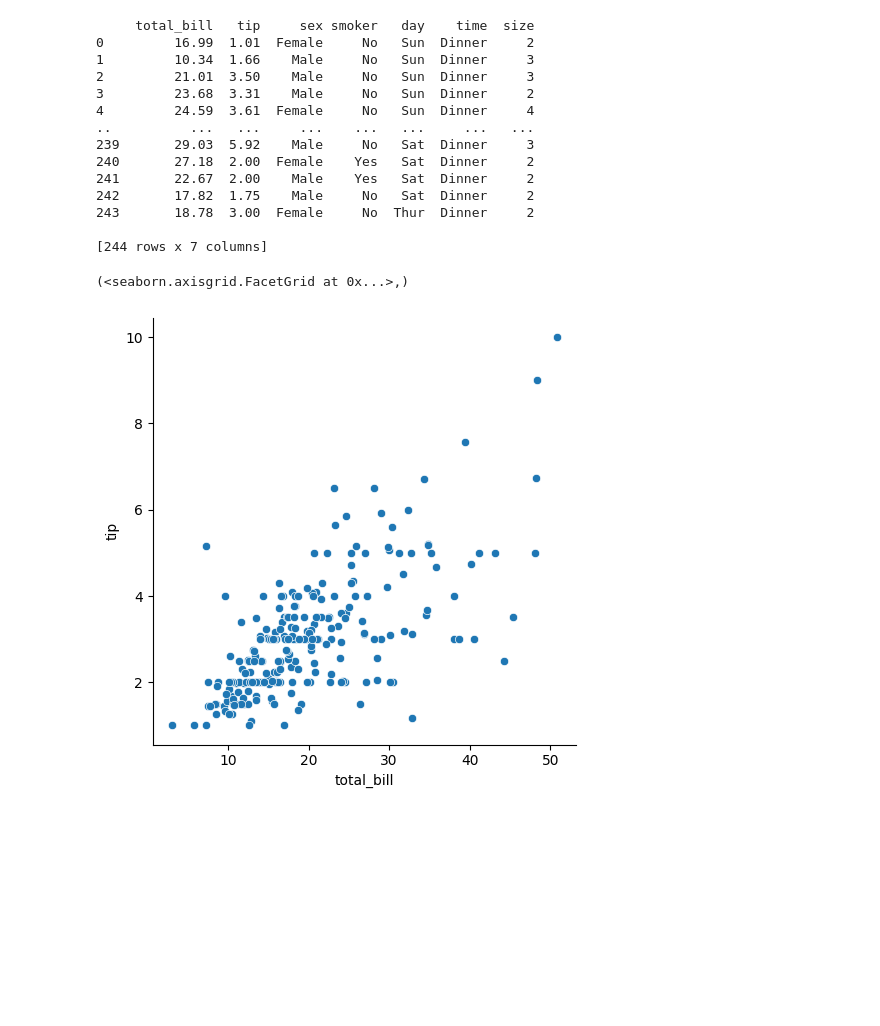
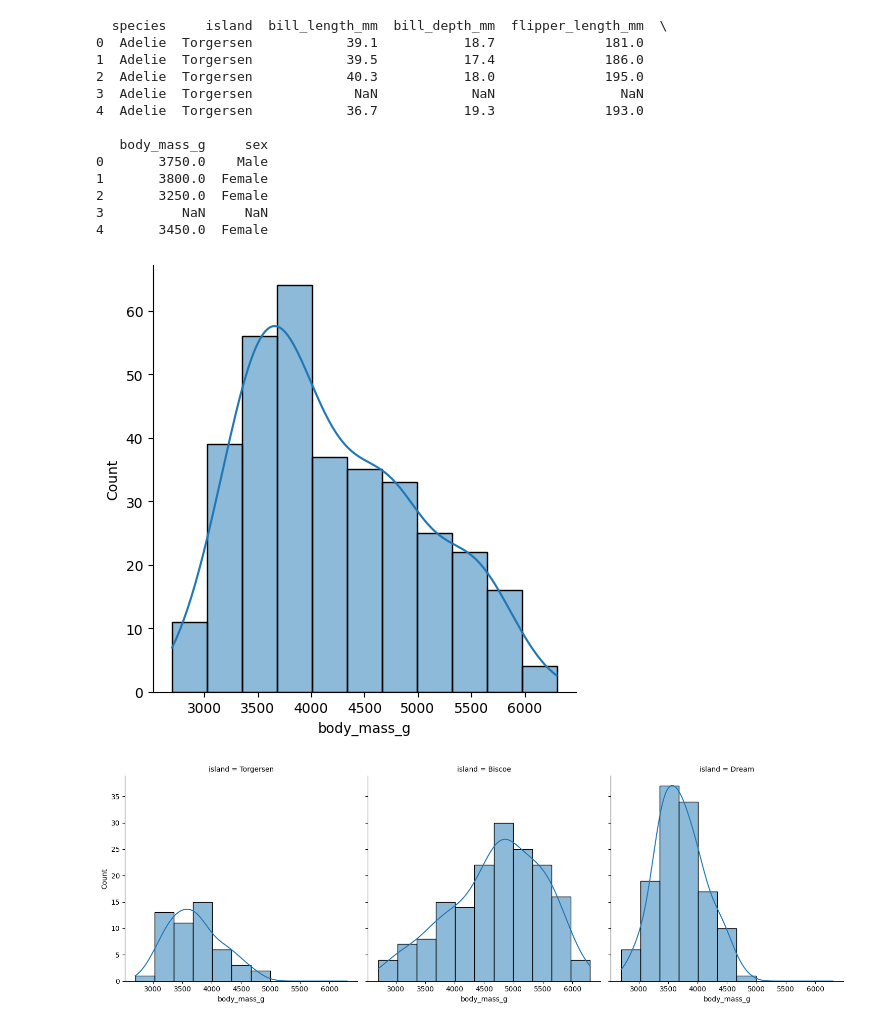
Before and after one commit to XavZol/Seaborn, a Jupyter notebook: Seaborn_New.ipynb, the cells around one changed output. Drawn from its saved outputs; the diff is of its cells as text; code cells hidden in the pictures; blank space fills up the shorter version.

```diff
--- a/Seaborn_New.ipynb
+++ b/Seaborn_New.ipynb
@@ -1,27 +1,31 @@
 # %%
 import seaborn as sns
 import matplotlib.pyplot as plt
 
-propinas = sns.load_dataset("tips")
-print(propinas)
+pinguinos = sns.load_dataset("penguins")
+print(pinguinos.head())
+sns.displot(data=pinguinos,
+            x="body_mass_g",
+            kde=True)
 
-sns.relplot(data=propinas,
-            x="total_bill",
-            y="tip"),
+sns.displot(data=pinguinos,
+            x="body_mass_g",
+            kde=True,
+            col="island")
+plt.show()
 # %% [output]
-     total_bill   tip     sex smoker   day    time  size
-0         16.99  1.01  Female     No   Sun  Dinner     2
-1         10.34  1.66    Male     No   Sun  Dinner     3
-2         21.01  3.50    Male     No   Sun  Dinner     3
-3         23.68  3.31    Male     No   Sun  Dinner     2
-4         24.59  3.61  Female     No   Sun  Dinner     4
-..          ...   ...     ...    ...   ...     ...   ...
-239       29.03  5.92    Male     No   Sat  Dinner     3
-240       27.18  2.00  Female    Yes   Sat  Dinner     2
-241       22.67  2.00    Male    Yes   Sat  Dinner     2
-242       17.82  1.75    Male     No   Sat  Dinner     2
-243       18.78  3.00  Female     No  Thur  Dinner     2
+  species     island  bill_length_mm  bill_depth_mm  flipper_length_mm  \
+0  Adelie  Torgersen            39.1           18.7              181.0
+1  Adelie  Torgersen            39.5           17.4              186.0
+2  Adelie  Torgersen            40.3           18.0              195.0
+3  Adelie  Torgersen             NaN            NaN                NaN
+4  Adelie  Torgersen            36.7           19.3              193.0
 
-[244 rows x 7 columns]
+   body_mass_g     sex
+0       3750.0    Male
+1       3800.0  Female
+2       3250.0  Female
+3          NaN     NaN
+4       3450.0  Female
-(<seaborn.axisgrid.FacetGrid at 0x...>,)
-[figure, old version]
+[figure, new version]
+[figure, added]
```
Also changed, not shown: parts of 7 cells of this notebook, 2 other files.
